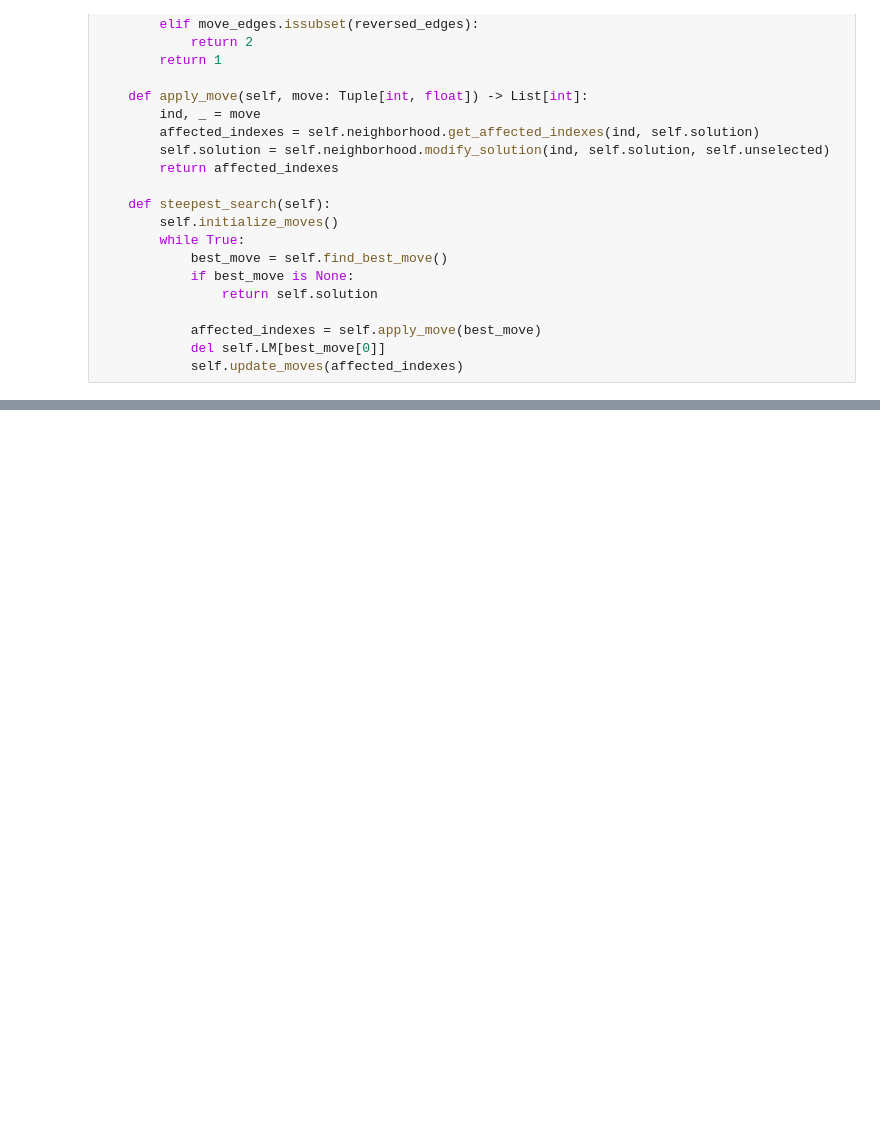
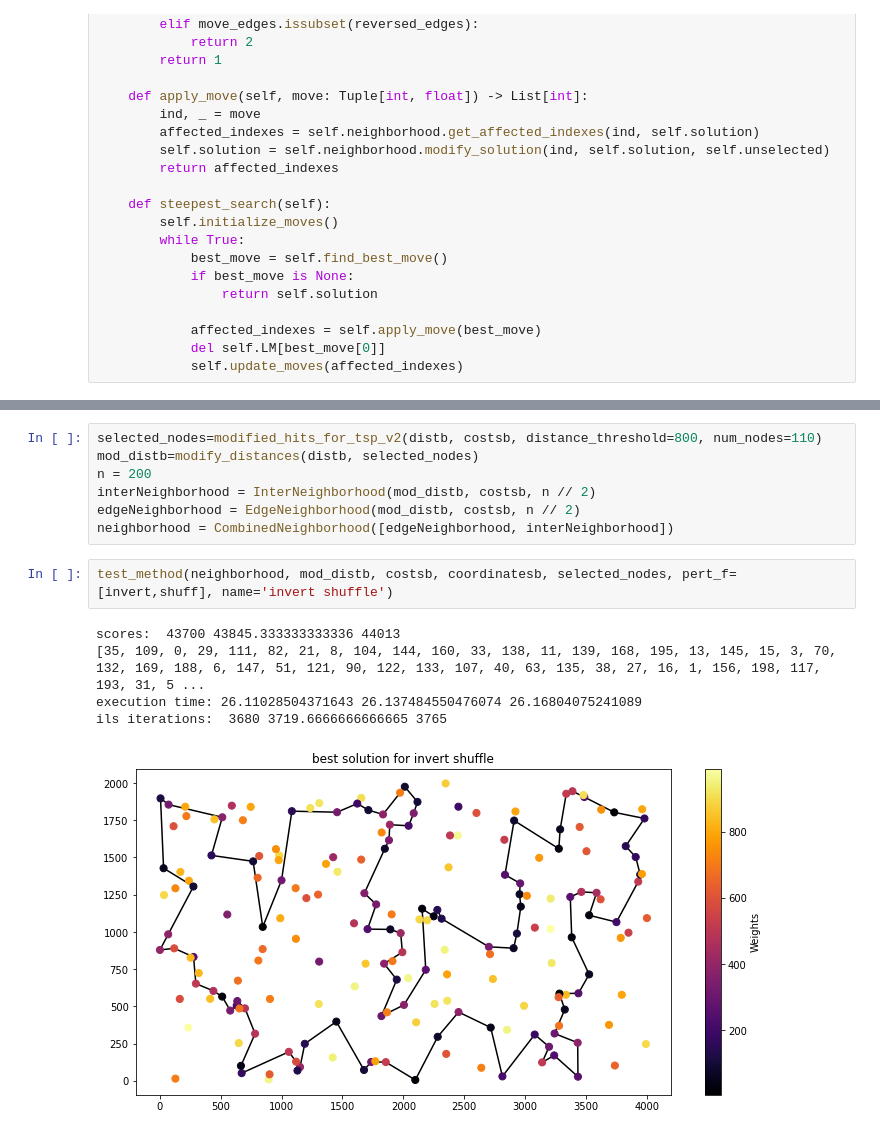
Before and after one commit to krzysztof-m-w/evolutionary_computation, a Jupyter notebook: lab10/ec10.ipynb, the cells around one changed output, grey strips where cells are left out. Drawn from its saved outputs; the diff is of its cells as text; blank space fills up the shorter version.

```diff
--- a/lab10/ec10.ipynb
+++ b/lab10/ec10.ipynb
@@ -794,0 +497,15 @@ d.to_csv('data.csv')
+# %%
+selected_nodes=modified_hits_for_tsp_v2(distb, costsb, distance_threshold=800, num_nodes=110)
+mod_distb=modify_distances(distb, selected_nodes)
+n = 200
+interNeighborhood = InterNeighborhood(mod_distb, costsb, n // 2)
+edgeNeighborhood = EdgeNeighborhood(mod_distb, costsb, n // 2)
+neighborhood = CombinedNeighborhood([edgeNeighborhood, interNeighborhood])
+# %%
+test_method(neighborhood, mod_distb, costsb, coordinatesb, selected_nodes, pert_f=[invert,shuff], name='invert shuffle')
+# %% [output]
+scores:  43700 43845.333333333336 44013
+[35, 109, 0, 29, 111, 82, 21, 8, 104, 144, 160, 33, 138, 11, 139, 168, 195, 13, 145, 15, 3, 70, 132, 169, 188, 6, 147, 51, 121, 90, 122, 133, 107, 40, 63, 135, 38, 27, 16, 1, 156, 198, 117, 193, 31, 5 ...
+execution time: 26.11028504371643 26.137484550476074 26.16804075241089
+ils iterations:  3680 3719.6666666666665 3765
+[figure, added]
```
Also changed, not shown: parts of 28 cells of this notebook.
